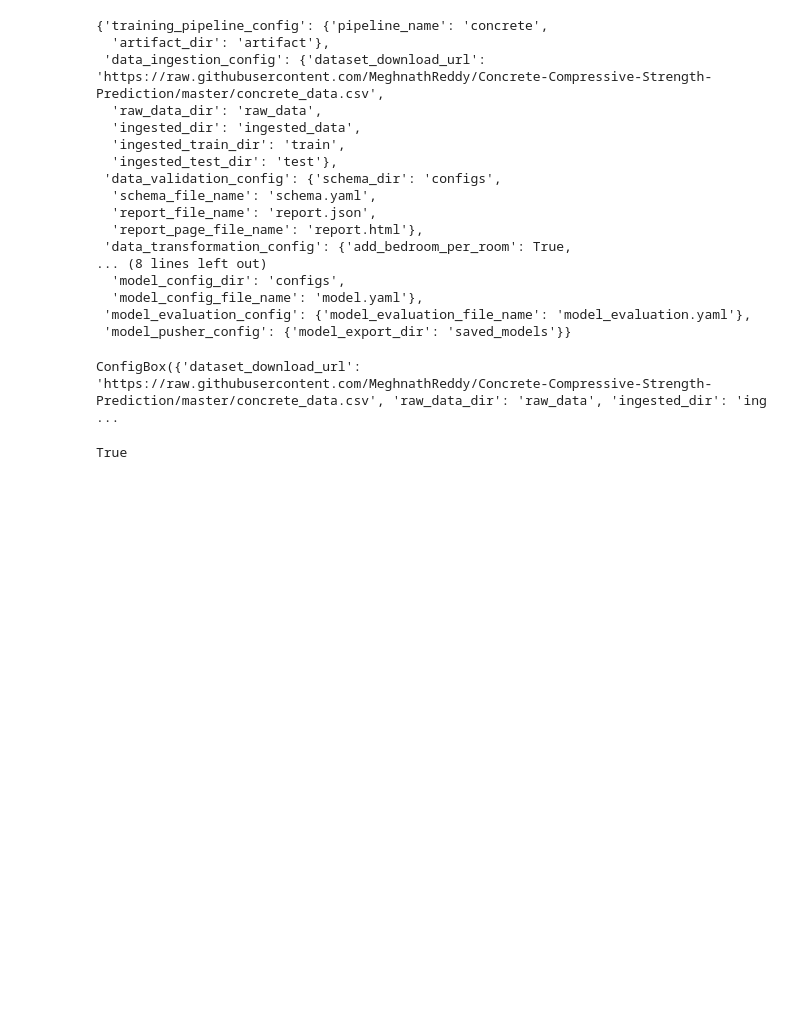
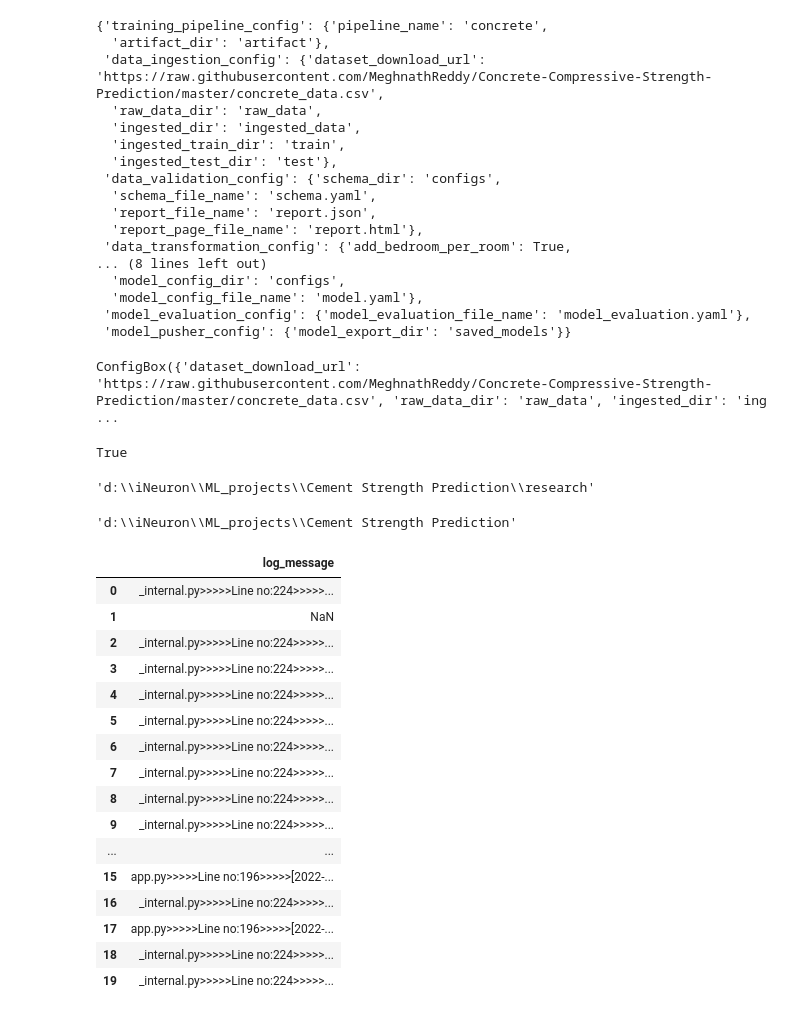
Before and after one commit to ajaharleo/Cement-Price-Prediction, a Jupyter notebook: research/st_03_model_trainer.ipynb, the cells around one changed output. Cells and saved outputs as stored; diff of their text form; code cells hidden in the pictures; blank space fills up the shorter version.

```diff
--- a/research/st_03_model_trainer.ipynb
+++ b/research/st_03_model_trainer.ipynb
@@ -174,3 +174,13 @@ ConfigBox({'dataset_download_url': 'https://raw.githubusercontent.com/MeghnathRe
 "artifact" in os.path.join('D:\iNeuron\ML_projects\Cement Strength Prediction\concrete_artifact\model_evaluation\model_evaluation.yaml')
 # %% [output]
 True
+# %%
+import os
+os.getcwd()
+# %% [output]
+'d:\\iNeuron\\ML_projects\\Cement Strength Prediction\\research'
+# %%
+os.chdir('../')
+os.getcwd()
+# %% [output]
+'d:\\iNeuron\\ML_projects\\Cement Strength Prediction'
@@ -176,0 +190,38 @@ True
+# %%
+def get_log_dataframe(file_path:Path):
+    data=[]
+    if os.path.getsize(file_path):
+        with open(file_path) as log_file:
+            for line in log_file.readlines():
+                data.append(line.split("^;"))
+
+        log_df = pd.DataFrame(data)
+        columns=["Time stamp","Log Level","line number","file name","function name","message"]
+        log_df.columns=columns
+
+        log_df["log_message"] = log_df['file name'].astype(str)+'>>>>>Line no:'+log_df['line number'].astype(str)+'>>>>>'+log_df['Time stamp'].astype(str) +":$"+ log_df["message"]
+        return log_df[["log_message"]]
+    else:
+        return pd.DataFrame(['NO DATA IN THE LOG FILE!!!! PLEASE CHECK ANOTHER FILE.'])
+# %%
+log_path = r'D:\iNeuron\ML_projects\Cement Strength Prediction\logs\log_2022-11-25-10-12-00.log'
+# %%
+get_log_dataframe(Path(log_path))
+# %% [output]
+|  | log_message |
+| 0 | _internal.py>>>>>Line no:224>>>>>... |
+| 1 | NaN |
+| 2 | _internal.py>>>>>Line no:224>>>>>... |
+| 3 | _internal.py>>>>>Line no:224>>>>>... |
+| 4 | _internal.py>>>>>Line no:224>>>>>... |
+| 5 | _internal.py>>>>>Line no:224>>>>>... |
+| 6 | _internal.py>>>>>Line no:224>>>>>... |
+| 7 | _internal.py>>>>>Line no:224>>>>>... |
+| 8 | _internal.py>>>>>Line no:224>>>>>... |
+| 9 | _internal.py>>>>>Line no:224>>>>>... |
+| ... | ... |
+| 15 | app.py>>>>>Line no:196>>>>>[2022-... |
+| 16 | _internal.py>>>>>Line no:224>>>>>... |
+| 17 | app.py>>>>>Line no:196>>>>>[2022-... |
+| 18 | _internal.py>>>>>Line no:224>>>>>... |
+| 19 | _internal.py>>>>>Line no:224>>>>>... |
```
Also changed, not shown: parts of 1 cell of this notebook, 19 other files.
